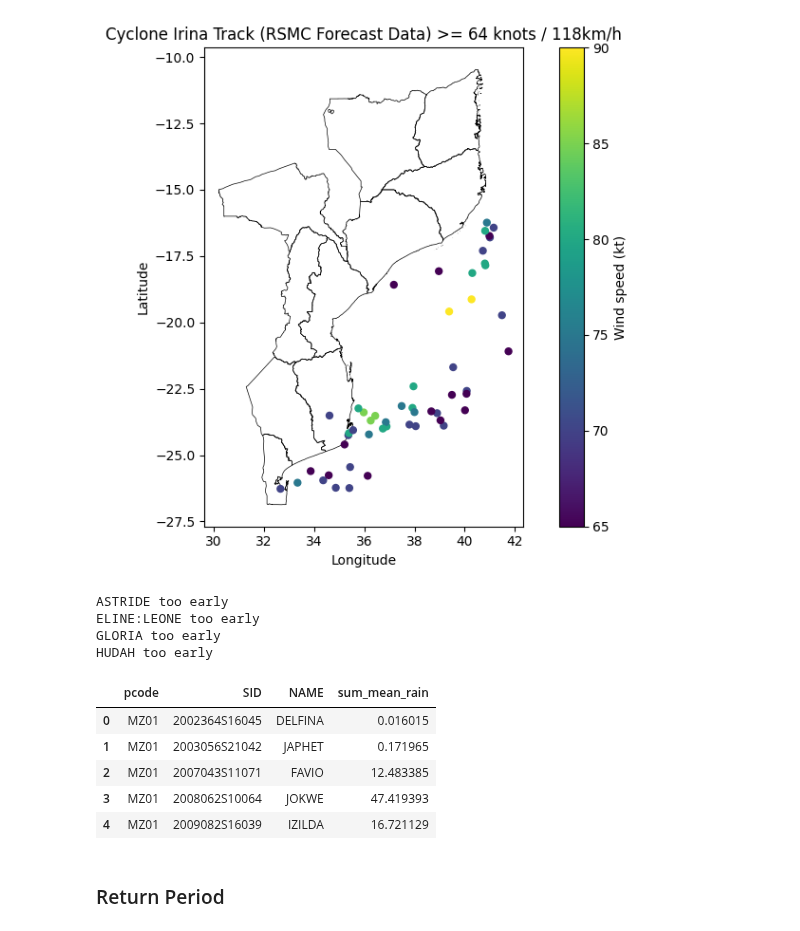
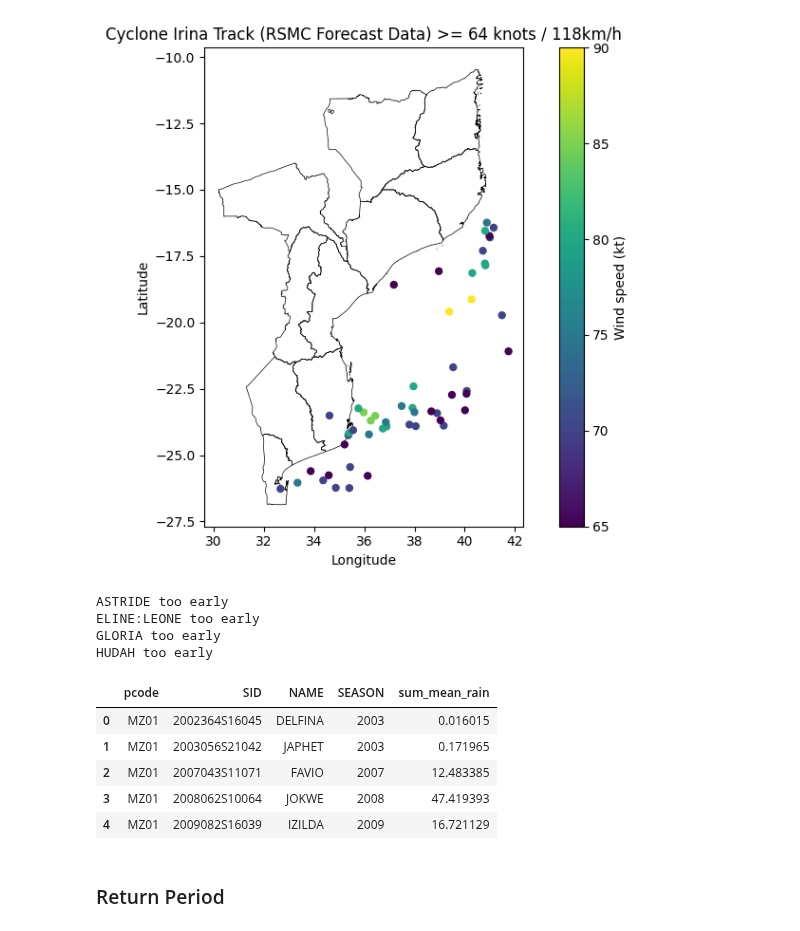
Before and after one commit to OCHA-DAP/ds-aa-moz-cyclones, a Jupyter notebook: analysis/05.0_trigger_revision.ipynb, the cells around one changed output. Cells and saved outputs as stored; diff of their text form; code cells hidden in the pictures.

```diff
--- a/analysis/05.0_trigger_revision.ipynb
+++ b/analysis/05.0_trigger_revision.ipynb
@@ -197,36 +197,39 @@ plt.show()
 # %%
 IMERG_START_DATE = pd.to_datetime("2000-06-01")
 extra_days = 1
 aoi_adm1_pcodes = adm1[adm1["in_framework"]]["adm1_src"].unique()
 dfs = []
 for sid, row in landfall_df.set_index("SID").iterrows():
     landfall_date = row["landfall_date"]
     start_date = landfall_date - pd.Timedelta(days=extra_days)
     end_date = landfall_date + pd.Timedelta(days=extra_days)
     if end_date < IMERG_START_DATE:
         print(f"{row['NAME']} too early")
         continue
     df_in = imerg.fetch_imerg_data(aoi_adm1_pcodes, start_date, end_date)
     df_in["SID"] = sid
     df_in["NAME"] = row["NAME"]
+    df_in["SEASON"] = row["SEASON"]
     dfs.append(df_in)
 imerg_df = pd.concat(dfs, ignore_index=True)
 imerg_sum_df = (
-    imerg_df.groupby(["pcode", "SID", "NAME"])["mean"].sum().reset_index()
+    imerg_df.groupby(["pcode", "SID", "NAME", "SEASON"])["mean"]
+    .sum()
+    .reset_index()
 )
 imerg_sum_df = imerg_sum_df.rename(columns={"mean": "sum_mean_rain"})
 imerg_sum_df.head()
 # %% [output]
 ASTRIDE too early
 ELINE:LEONE too early
 GLORIA too early
 HUDAH too early
-|  | pcode | SID | NAME | sum_mean_rain |
-| 0 | MZ01 | 2002364S16045 | DELFINA | 0.016015 |
-| 1 | MZ01 | 2003056S21042 | JAPHET | 0.171965 |
-| 2 | MZ01 | 2007043S11071 | FAVIO | 12.483385 |
-| 3 | MZ01 | 2008062S10064 | JOKWE | 47.419393 |
-| 4 | MZ01 | 2009082S16039 | IZILDA | 16.721129 |
+|  | pcode | SID | NAME | SEASON | sum_mean_rain |
+| 0 | MZ01 | 2002364S16045 | DELFINA | 2003 | 0.016015 |
+| 1 | MZ01 | 2003056S21042 | JAPHET | 2003 | 0.171965 |
+| 2 | MZ01 | 2007043S11071 | FAVIO | 2007 | 12.483385 |
+| 3 | MZ01 | 2008062S10064 | JOKWE | 2008 | 47.419393 |
+| 4 | MZ01 | 2009082S16039 | IZILDA | 2009 | 16.721129 |
 # %% [markdown]
 ### Return Period
 # %%
```
Also changed, not shown: parts of 15 cells of this notebook.
